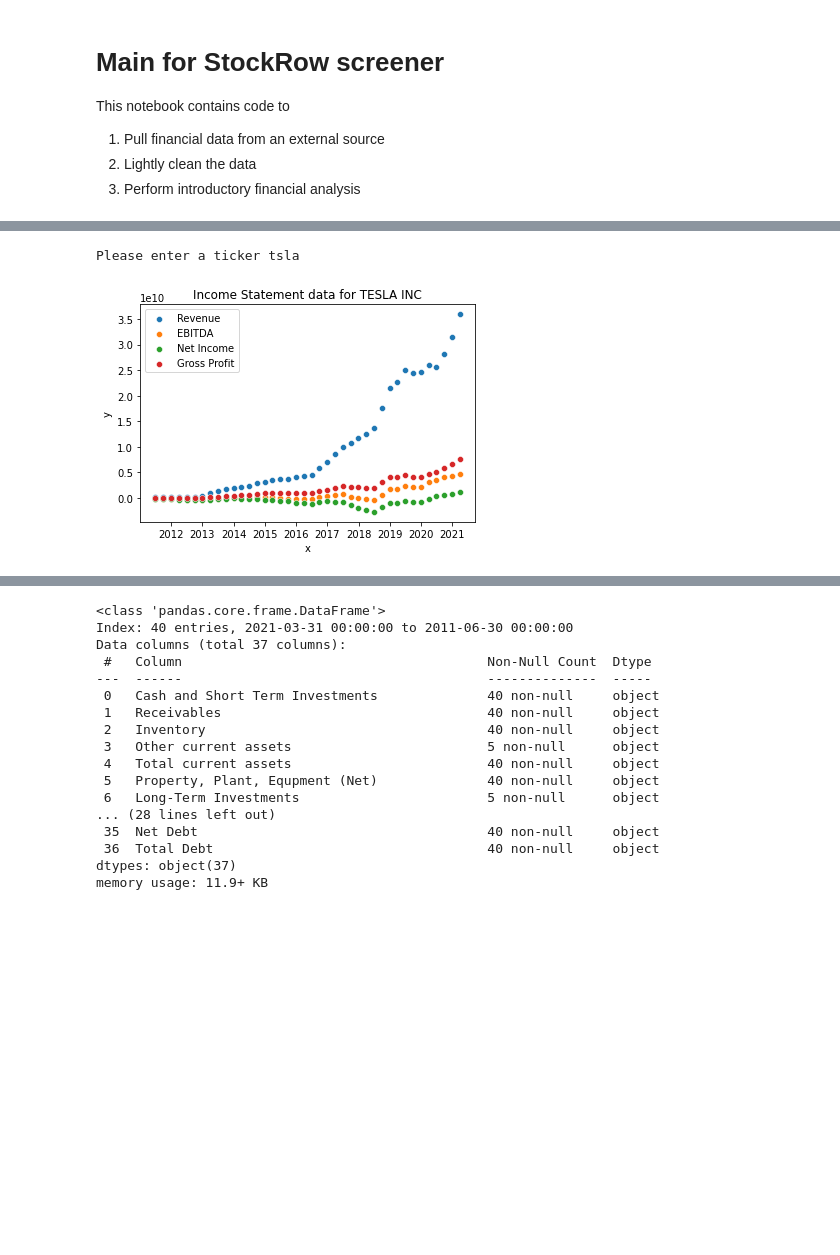
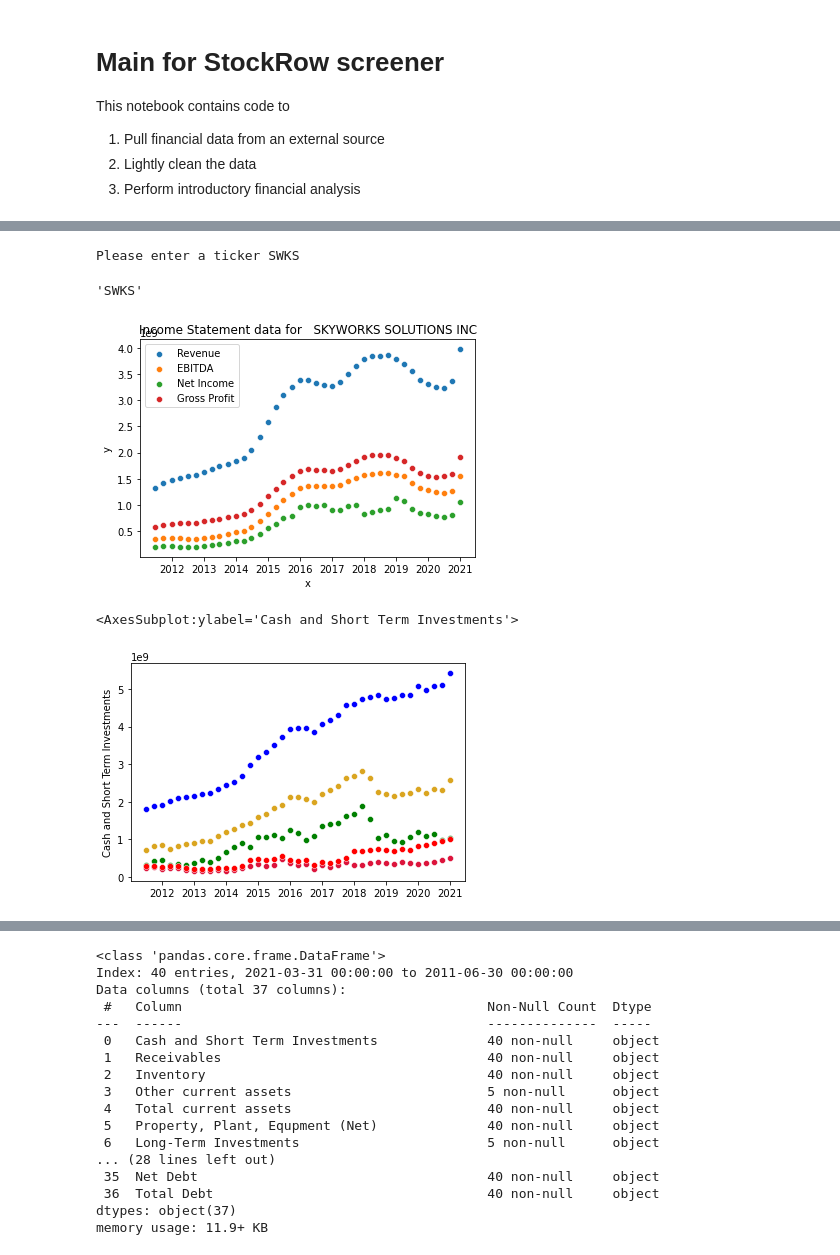
Before and after one commit to sfreagin/SEC_testing, a Jupyter notebook: pulling_stockrow.ipynb, the cells around one changed output, grey strips where cells are left out. Cells and saved outputs as stored; diff of their text form; code cells hidden in the pictures; blank space fills up the shorter version.

```diff
--- a/pulling_stockrow.ipynb
+++ b/pulling_stockrow.ipynb
@@ -70,11 +71,14 @@ def ticker_input():
     income_df = income_puller(ticker.upper())
     balance_df = balance_puller(ticker.upper())
     return income_df, balance_df,ticker
+# %%
+# call the function and print charts
+income_df,balance_df, ticker = ticker_input()
+ticker.upper()
+# %% [output]
+Please enter a ticker SWKS
+'SWKS'
 # %%
-# call the function and print charts
-income_df,balance_df, ticker = ticker_input()
-ticker.upper()
-
 # plot the charts I like most
 sns.scatterplot(data=income_df,x=income_df.index,y='Revenue')
 sns.scatterplot(data=income_df,x=income_df.index,y='EBITDA')
@@ -86,8 +90,16 @@ plt.legend(labels=['Revenue','EBITDA','Net Income','Gross Profit']);
 ticker_name = stock_list[stock_list['Ticker']==ticker]['Name'].to_string()
 plt.title(f'Income Statement data for {ticker_name[5:]}');
 # %% [output]
-Please enter a ticker tsla
-[figure, old version]
+[figure, new version]
+# %%
+sns.scatterplot(data=balance_df,x=balance_df.index,y="Cash and Short Term Investments", color='green')
+sns.scatterplot(data=balance_df,x=balance_df.index,y="Total current assets", color='goldenrod')
+sns.scatterplot(data=balance_df,x=balance_df.index,y="Total Assets", color='blue')
+sns.scatterplot(data=balance_df,x=balance_df.index,y="Total current liabilities", color='crimson')
+sns.scatterplot(data=balance_df,x=balance_df.index,y="Total liabilities",color='red')
+# %% [output]
+<AxesSubplot:ylabel='Cash and Short Term Investments'>
+[figure, added]
 # %%
 #code to pull data in bulk
 ticker_list = stock_list['Ticker'][:10]
```
Also changed, not shown: parts of 2 cells of this notebook.
